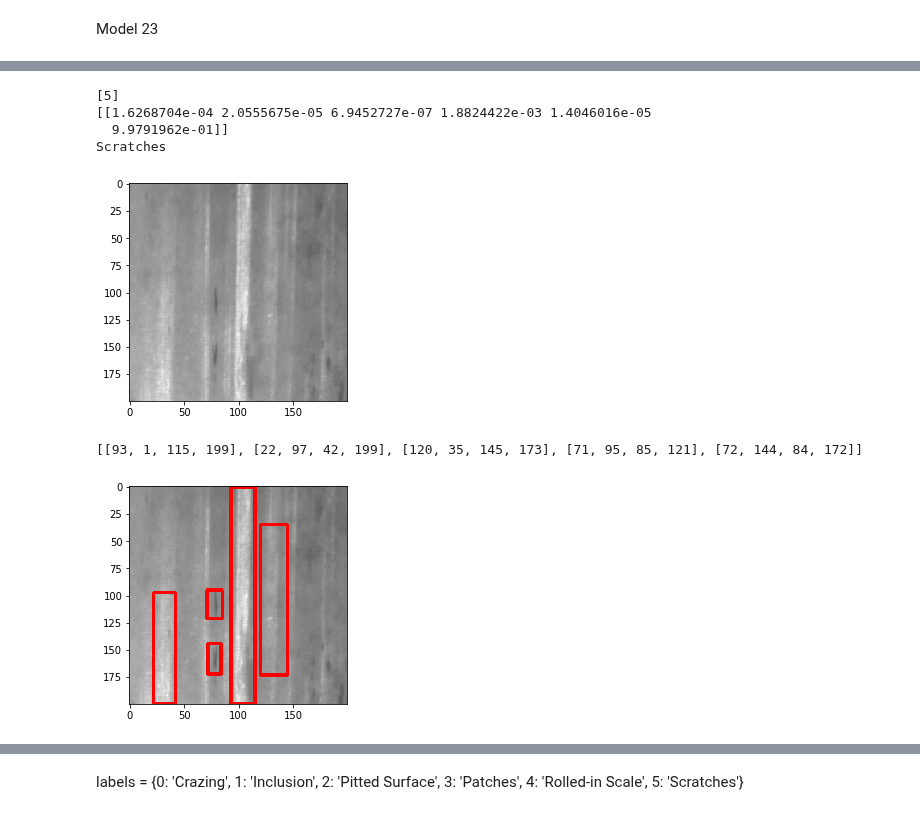
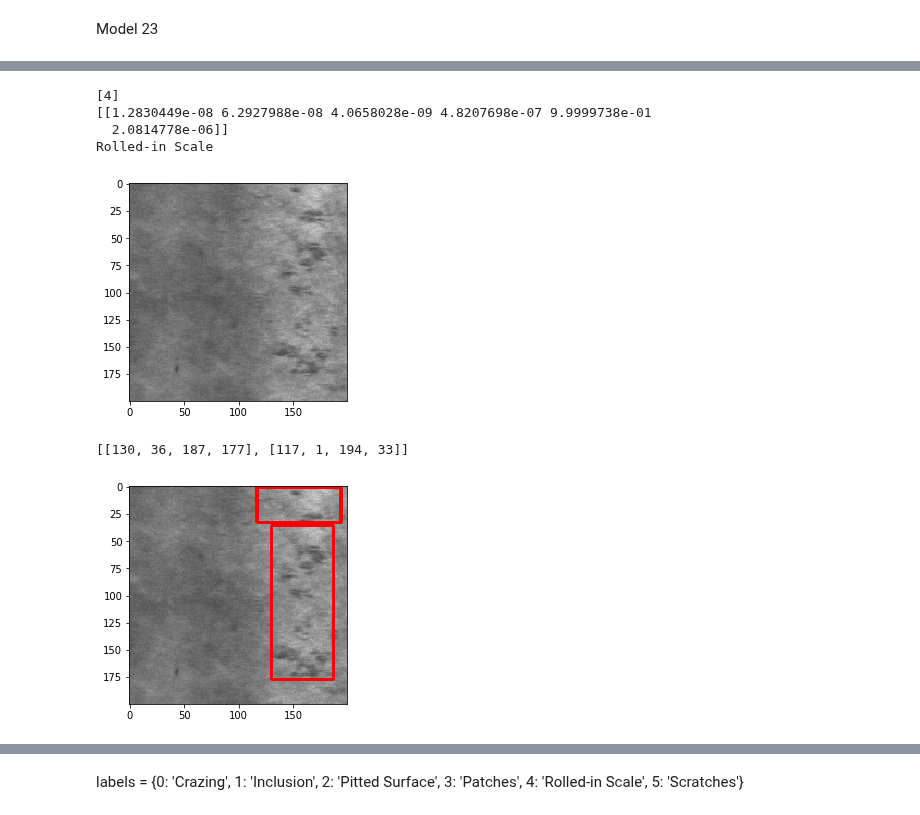
Before and after one commit to mahesh-sudhakar/NEU_XAI, a Jupyter notebook: xai_lime.ipynb, the cells around one changed output, grey strips where cells are left out. Drawn from its saved outputs; the diff is of its cells as text; code cells hidden in the pictures.

```diff
--- a/xai_lime.ipynb
+++ b/xai_lime.ipynb
@@ -33,4 +41,5 @@ from xml.etree import ElementTree
 # %% [markdown]
 Model 23
 # %%
-saved_model = load_model('/content/drive/My Drive/xai_model/model_25.h5')
+saved_model = load_model('/content/drive/My Drive/xai_model/LG_model.h5')
+#texture_model = load_model('/content/drive/My Drive/xai_model/texturenet.h5')
@@ -43,3 +71,3 @@ saved_model.layers[0].input_shape
 # %%
-annotation = '/content/drive/My Drive/NEU-DET/ANNOTATIONS/scratches_94.xml'
-image_path="/content/drive/My Drive/NEU surface defect database - test split/Test/Sc/Sc_94.bmp"
+annotation = '/content/drive/My Drive/NEU-DET/ANNOTATIONS/rolled-in_scale_53.xml'
+image_path="/content/drive/My Drive/NEU surface defect database - test split/Test/RS/RS_53.bmp"
@@ -48,22 +74,24 @@ labels = {0: 'Crazing', 1: 'Inclusion', 2: 'Pitted Surface', 3: 'Patches', 4: 'R
 # %%
-img = image.load_img(image_path, target_size=(200,200))
+img = image.load_img(image_path, target_size=(200,200,3))
 b_img = cv2.imread(image_path)
+plt.grid(None)
 plt.imshow(img)
+plt.grid(None)
 
 img = image.img_to_array(img)
 img = np.expand_dims(img, axis=0)
-img = preprocess_input(img)
+img /= 255
 result = saved_model.predict(img)
 
 prediction = result.argmax(axis=1)
 print(prediction)
 output = labels[int(prediction)]
 
 print(result)
 print(output)
 # %% [output]
-[5]
-[[1.6268704e-04 2.0555675e-05 6.9452727e-07 1.8824422e-03 1.4046016e-05
-  9.9791962e-01]]
-Scratches
+[4]
+[[1.2830449e-08 6.2927988e-08 4.0658028e-09 4.8207698e-07 9.9999738e-01
+  2.0814778e-06]]
+Rolled-in Scale
-[figure, old version]
+[figure, new version]
@@ -82,10 +118,9 @@ def extract_boxes(filename):
 	return boxes
 
 boxes = extract_boxes(annotation)
-
 print(boxes)
 # %% [output]
-[[93, 1, 115, 199], [22, 97, 42, 199], [120, 35, 145, 173], [71, 95, 85, 121], [72, 144, 84, 172]]
+[[130, 36, 187, 177], [117, 1, 194, 33]]
 # %%
 for i in range(len(boxes)):
   pt1 = boxes[i][0], boxes[i][1]
@@ -94,7 +129,7 @@ for i in range(len(boxes)):
   cv2.rectangle(b_img, pt1, pt2, (255, 0, 0), 2)
   plt.imshow(b_img)
 # %% [output]
-[figure, old version]
+[figure, new version]
 # %%
 !pip install lime
 # %% [output]
```
Also changed, not shown: parts of 41 cells of this notebook.
